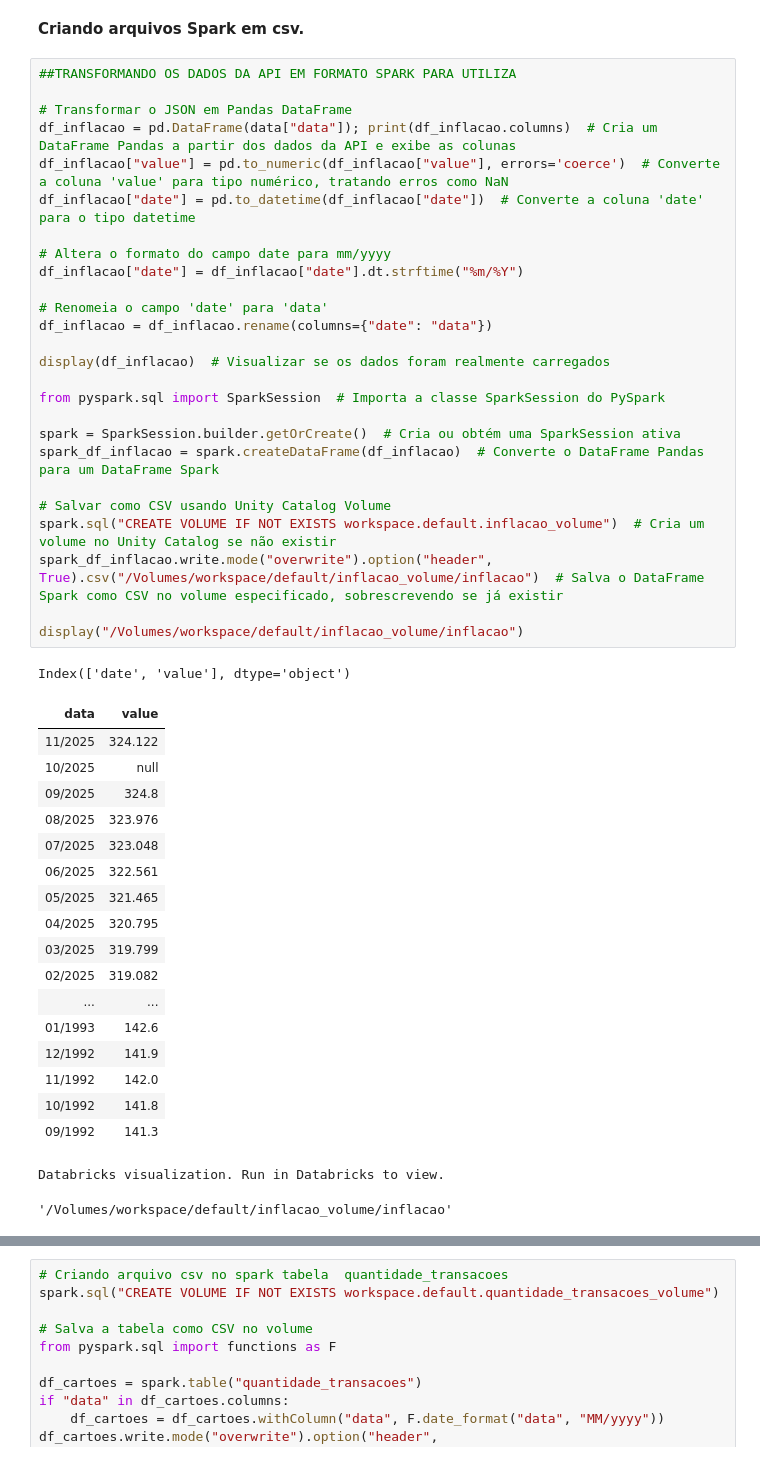
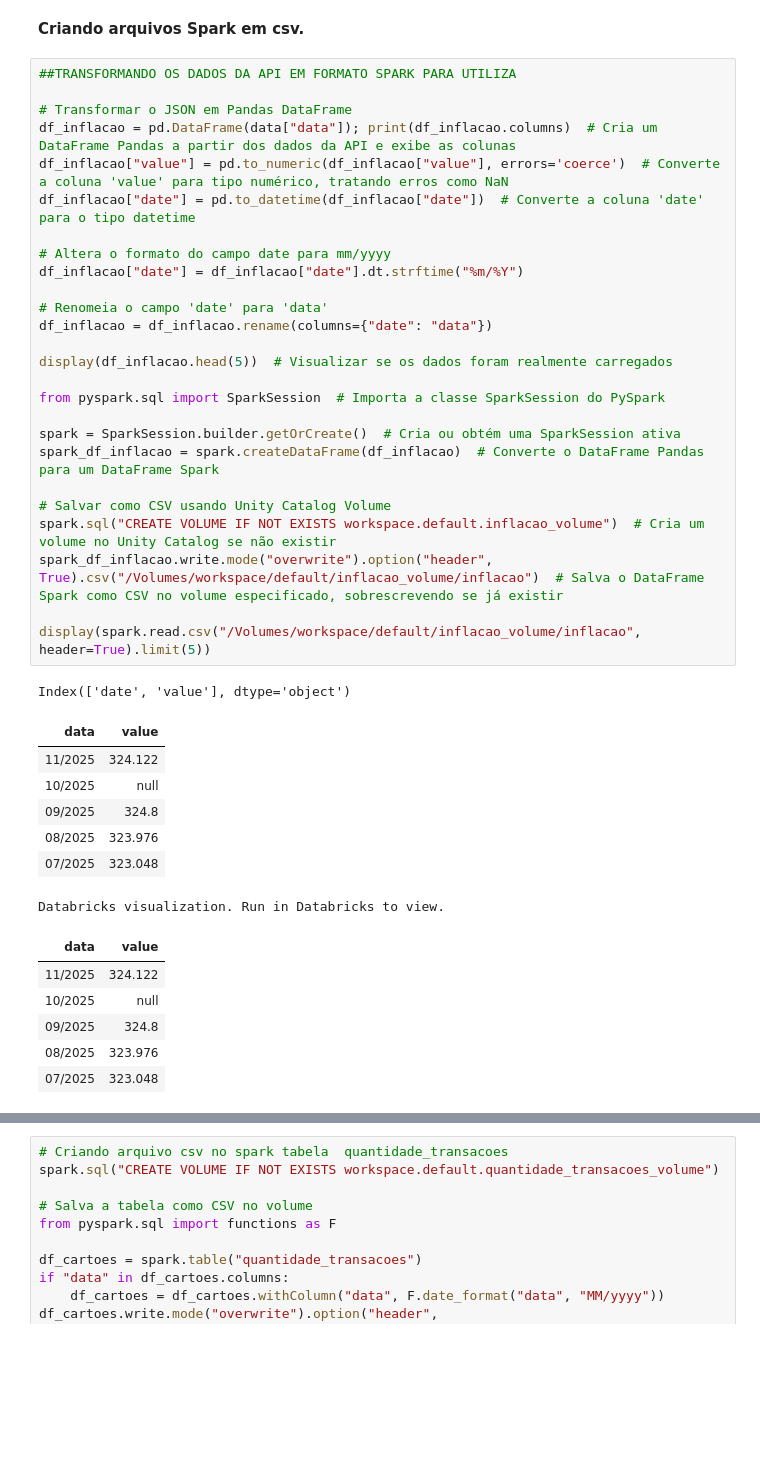
Before and after one commit to JulianaRamos2021/databricks, a Jupyter notebook: Projeto Databricks.ipynb, the cells around one changed output, grey strips where cells are left out. Cells and saved outputs as stored; diff of their text form; blank space fills up the shorter version.

```diff
--- a/Projeto Databricks.ipynb
+++ b/Projeto Databricks.ipynb
@@ -75,48 +51,42 @@ df_spark.plot.line(x="Ano", y="Inflação")
 
 # Transformar o JSON em Pandas DataFrame
 df_inflacao = pd.DataFrame(data["data"]); print(df_inflacao.columns)  # Cria um DataFrame Pandas a partir dos dados da API e exibe as colunas
 df_inflacao["value"] = pd.to_numeric(df_inflacao["value"], errors='coerce')  # Converte a coluna 'value' para tipo numérico, tratando erros como NaN
 df_inflacao["date"] = pd.to_datetime(df_inflacao["date"])  # Converte a coluna 'date' para o tipo datetime
 
 # Altera o formato do campo date para mm/yyyy
 df_inflacao["date"] = df_inflacao["date"].dt.strftime("%m/%Y")
 
 # Renomeia o campo 'date' para 'data'
 df_inflacao = df_inflacao.rename(columns={"date": "data"})
 
-display(df_inflacao)  # Visualizar se os dados foram realmente carregados
+display(df_inflacao.head(5))  # Visualizar se os dados foram realmente carregados
 
 from pyspark.sql import SparkSession  # Importa a classe SparkSession do PySpark
 
 spark = SparkSession.builder.getOrCreate()  # Cria ou obtém uma SparkSession ativa
 spark_df_inflacao = spark.createDataFrame(df_inflacao)  # Converte o DataFrame Pandas para um DataFrame Spark
 
 # Salvar como CSV usando Unity Catalog Volume
 spark.sql("CREATE VOLUME IF NOT EXISTS workspace.default.inflacao_volume")  # Cria um volume no Unity Catalog se não existir
 spark_df_inflacao.write.mode("overwrite").option("header", True).csv("/Volumes/workspace/default/inflacao_volume/inflacao")  # Salva o DataFrame Spark como CSV no volume especificado, sobrescrevendo se já existir
 
-display("/Volumes/workspace/default/inflacao_volume/inflacao")
+display(spark.read.csv("/Volumes/workspace/default/inflacao_volume/inflacao", header=True).limit(5))
 # %% [output]
 Index(['date', 'value'], dtype='object')
 | data | value |
 | 11/2025 | 324.122 |
 | 10/2025 | null |
 | 09/2025 | 324.8 |
 | 08/2025 | 323.976 |
 | 07/2025 | 323.048 |
-| 06/2025 | 322.561 |
-| 05/2025 | 321.465 |
-| 04/2025 | 320.795 |
-| 03/2025 | 319.799 |
-| 02/2025 | 319.082 |
-| ... | ... |
-| 01/1993 | 142.6 |
-| 12/1992 | 141.9 |
-| 11/1992 | 142.0 |
-| 10/1992 | 141.8 |
-| 09/1992 | 141.3 |
 Databricks visualization. Run in Databricks to view.
-'/Volumes/workspace/default/inflacao_volume/inflacao'
+| data | value |
+| 11/2025 | 324.122 |
+| 10/2025 | null |
+| 09/2025 | 324.8 |
+| 08/2025 | 323.976 |
+| 07/2025 | 323.048 |
 # %%
 #Criando arquivo csv no spark tabela cartoes_de_credito_ativos
 spark.sql("CREATE VOLUME IF NOT EXISTS workspace.default.quantidade_transacoes_volume")
```
Also changed, not shown: parts of 9 cells of this notebook.
